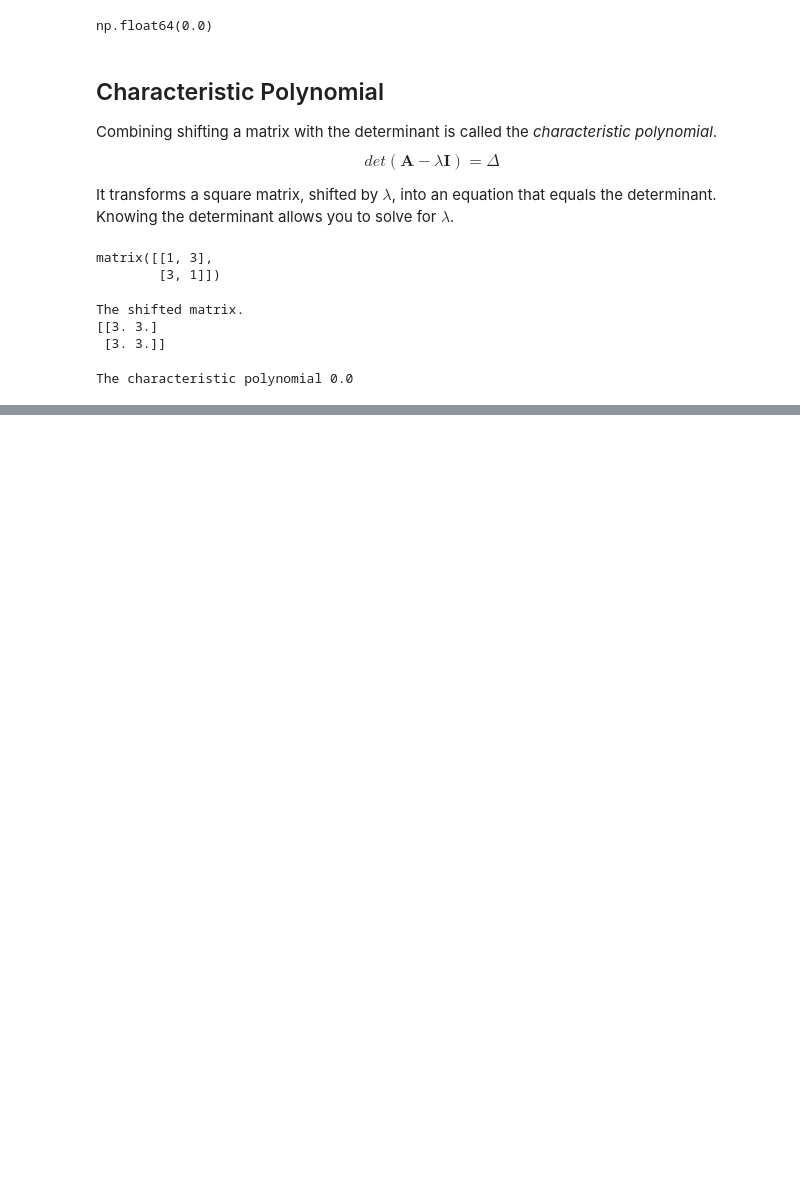
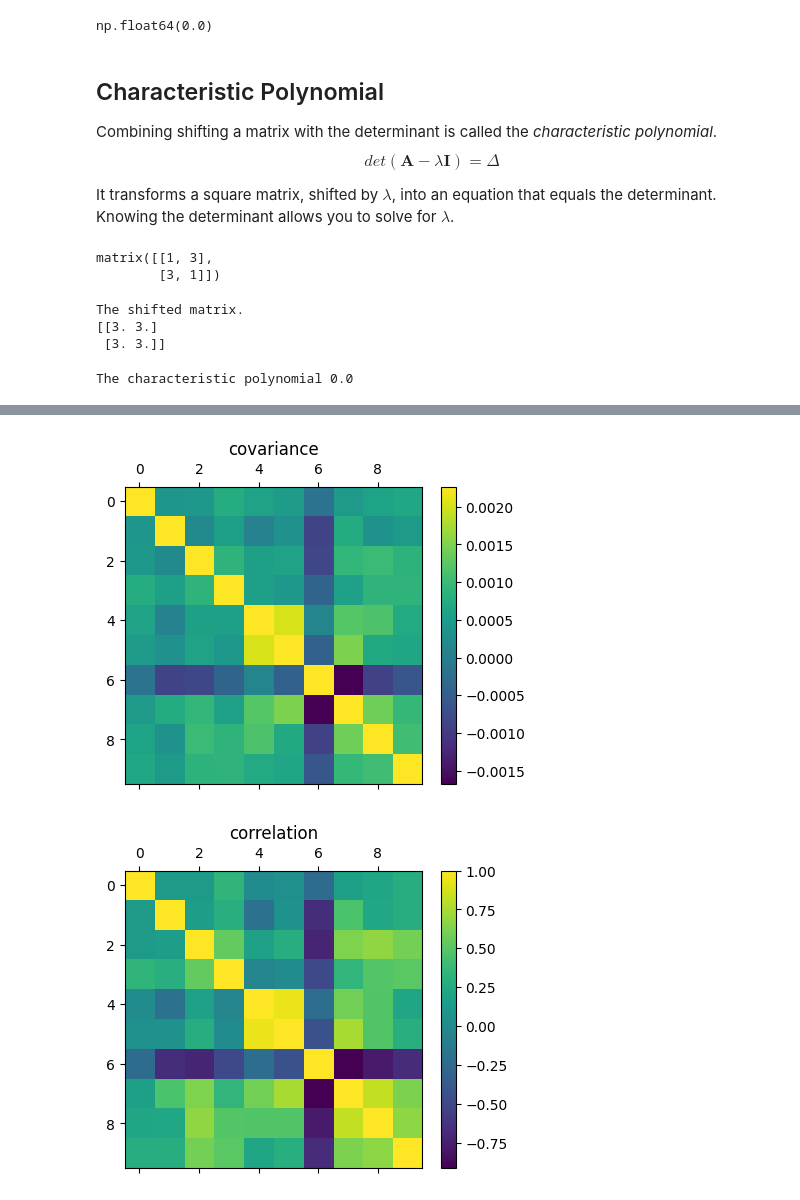
Before and after one commit to solarecho3/vectors, a Jupyter notebook: vectors.ipynb, the cells around one changed output, grey strips where cells are left out. Saved outputs shown, nothing was run; the diff lists cells and outputs as text; code cells hidden in the pictures; blank space fills up the shorter version.

```diff
--- a/vectors.ipynb
+++ b/vectors.ipynb
@@ -2051,0 +2126,15 @@ And, as in the Pearson correlation coefficient, if $\mathbf{\widetilde{x}}$ is t
+# %%
+# Note that the correlation and covariance matrices are similar,
+# except that the scales are different. This is because covariance
+# retains the scale of the original data, and so is not bound to [-1,1].
+plt.matshow(df)
+plt.colorbar(shrink=0.8)
+plt.title("covariance")
+plt.show()
+plt.matshow(df.corr())
+plt.title("correlation")
+plt.colorbar(shrink=0.8)
+plt.show()
+# %% [output]
+[figure, added]
+[figure, added]
```
Also changed, not shown: parts of 16 cells of this notebook.
